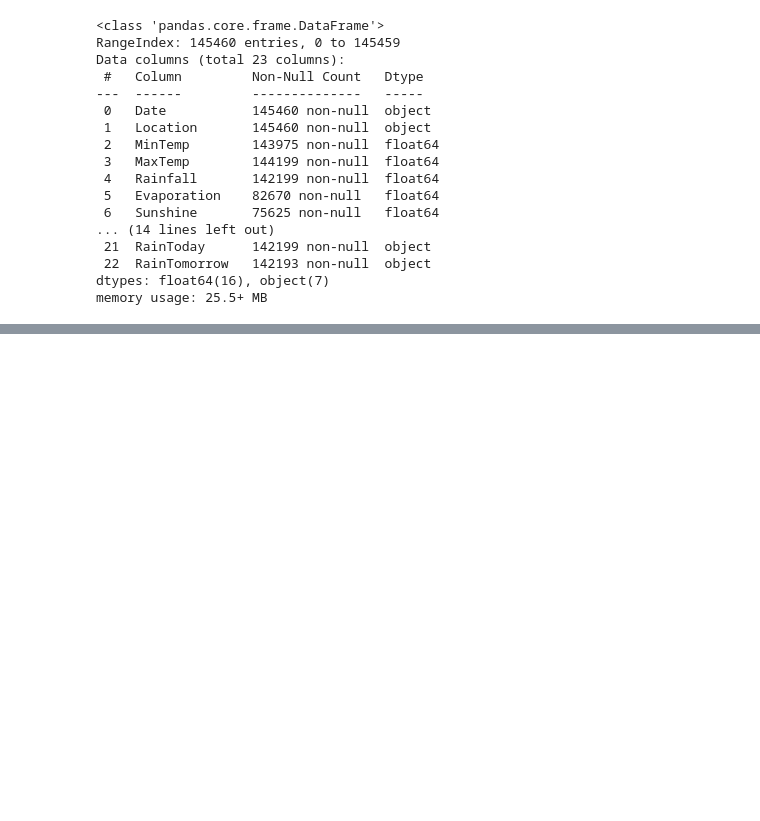
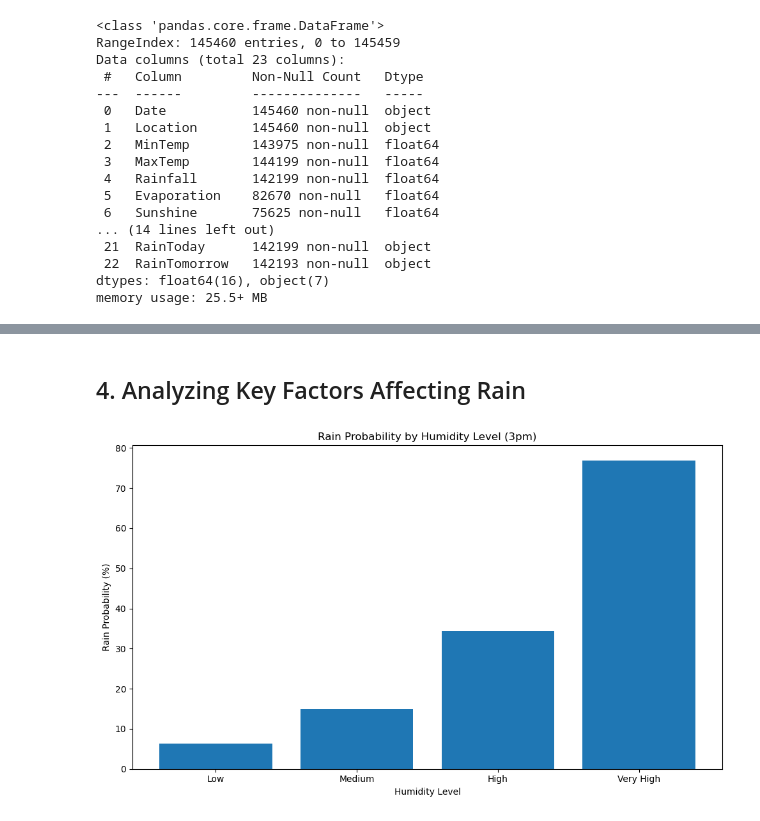
Before and after one commit to mohamed-alawy/WeatherAUS, a Jupyter notebook: Weather.ipynb, the cells around one changed output, grey strips where cells are left out. Saved outputs shown, nothing was run; the diff lists cells and outputs as text; code cells hidden in the pictures; blank space fills up the shorter version.

```diff
--- a/Weather.ipynb
+++ b/Weather.ipynb
@@ -423,0 +256,21 @@ plt.show()
+# %% [markdown]
+## 4. Analyzing Key Factors Affecting Rain
+# %%
+# Rain probability by humidity
+plt.figure(figsize=(10, 6))
+df_analysis['HumidityCategory'] = pd.cut(df_analysis['Humidity3pm'],
+                                          bins=[0, 40, 60, 80, 100],
+                                          labels=['Low', 'Medium', 'High', 'Very High'])
+
+rain_by_humidity = df_analysis.groupby('HumidityCategory')['RainTomorrow_Binary'].mean() * 100
+
+bars = plt.bar(rain_by_humidity.index, rain_by_humidity.values)
+
+plt.title('Rain Probability by Humidity Level (3pm)')
+plt.xlabel('Humidity Level')
+plt.ylabel('Rain Probability (%)')
+
+plt.tight_layout()
+plt.show()
+# %% [output]
+[figure, added]
```
Also changed, not shown: parts of 78 cells of this notebook, 1 other file.
